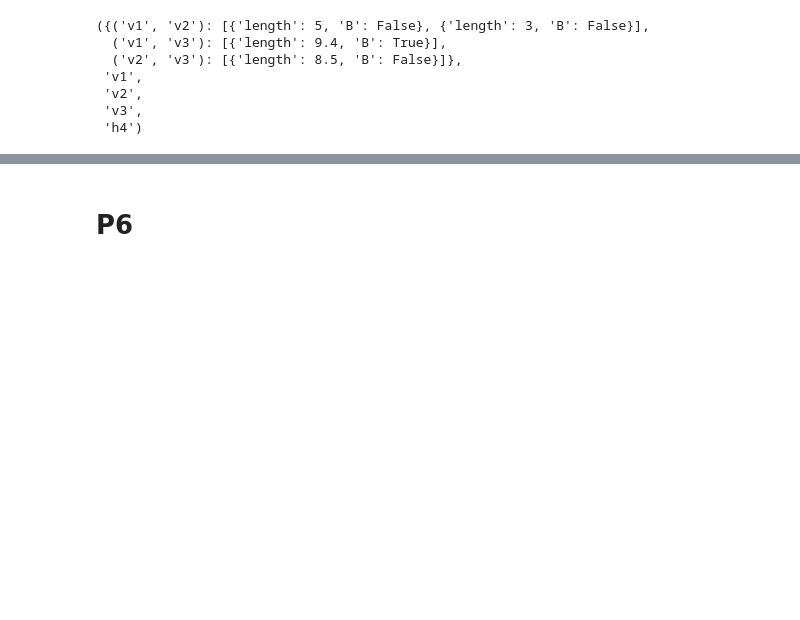
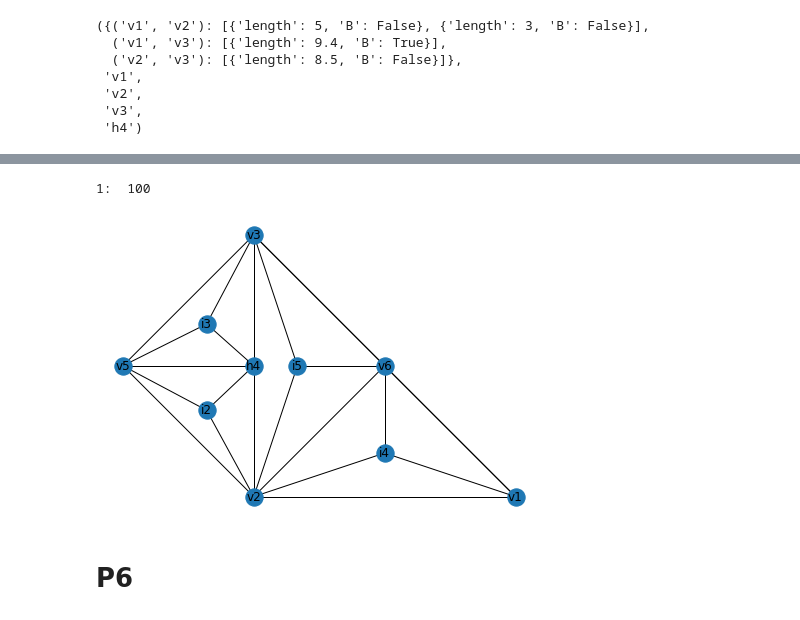
Before and after one commit to aleqsio/Terrain, a Jupyter notebook: CADY-ULTIMATE2.ipynb, the cells around one changed output, grey strips where cells are left out. Cells and saved outputs as stored; diff of their text form; code cells hidden in the pictures; blank space fills up the shorter version.

```diff
--- a/CADY-ULTIMATE2.ipynb
+++ b/CADY-ULTIMATE2.ipynb
@@ -303,3 +354,9 @@ NetworkXError: Node 'i2' has no position.
+# %%
+transform_P4(G, "i1")
+nx.draw(G, build_pos_dict(G), with_labels = True)
+# %% [output]
+1:  100
+[figure, added]
 # %% [markdown]
 # P6
 # %%
```
Also changed, not shown: parts of 3 cells of this notebook.
